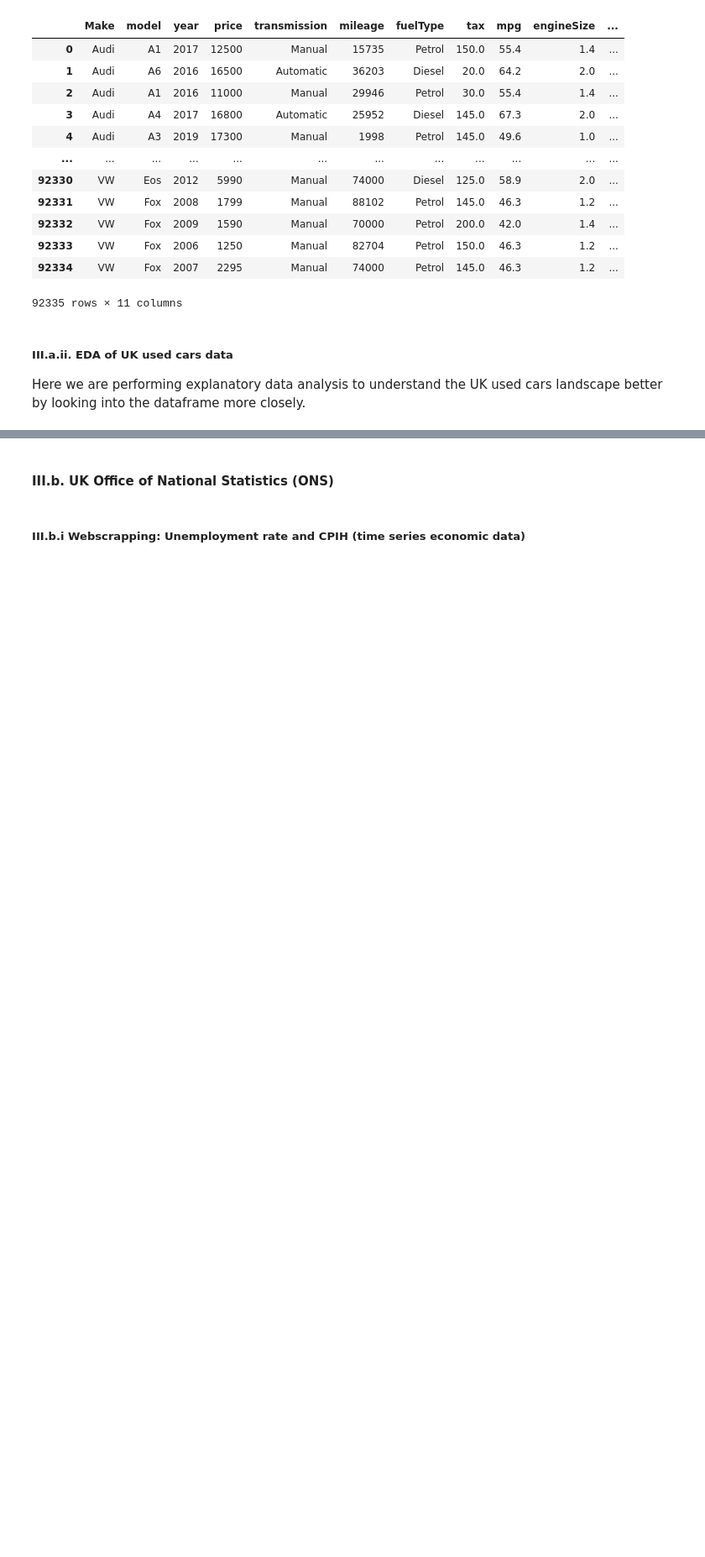
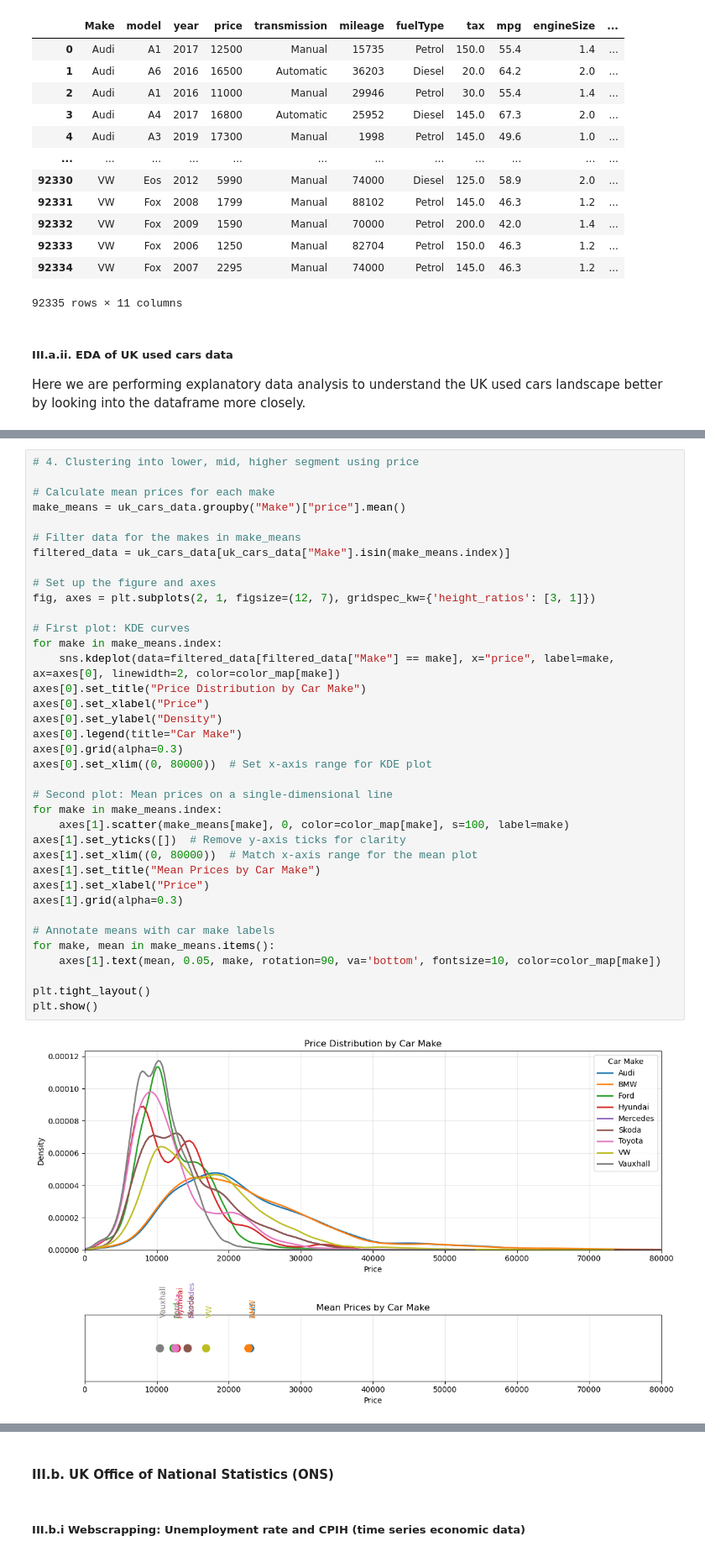
Before and after one commit to pholmes116/UK-used-car-prices-public, a Jupyter notebook: UK_car_rental.ipynb, the cells around one changed output, grey strips where cells are left out. Shown at 84% size. Cells and saved outputs as stored; diff of their text form; blank space fills up the shorter version.

```diff
--- a/UK_car_rental.ipynb
+++ b/UK_car_rental.ipynb
@@ -239,0 +270,39 @@ Transmissions: ['Manual' 'Automatic' 'Semi-Auto' 'Other']
+# %%
+# 4. Clustering into lower, mid, higher segment using price
+
+# Calculate mean prices for each make
+make_means = uk_cars_data.groupby("Make")["price"].mean()
+
+# Filter data for the makes in make_means
+filtered_data = uk_cars_data[uk_cars_data["Make"].isin(make_means.index)]
+
+# Set up the figure and axes
+fig, axes = plt.subplots(2, 1, figsize=(12, 7), gridspec_kw={'height_ratios': [3, 1]})
+
+# First plot: KDE curves
+for make in make_means.index:
+    sns.kdeplot(data=filtered_data[filtered_data["Make"] == make], x="price", label=make, ax=axes[0], linewidth=2, color=color_map[make])
+axes[0].set_title("Price Distribution by Car Make")
+axes[0].set_xlabel("Price")
+axes[0].set_ylabel("Density")
+axes[0].legend(title="Car Make")
+axes[0].grid(alpha=0.3)
+axes[0].set_xlim((0, 80000))  # Set x-axis range for KDE plot
+
+# Second plot: Mean prices on a single-dimensional line
+for make in make_means.index:
+    axes[1].scatter(make_means[make], 0, color=color_map[make], s=100, label=make)
+axes[1].set_yticks([])  # Remove y-axis ticks for clarity
+axes[1].set_xlim((0, 80000))  # Match x-axis range for the mean plot
+axes[1].set_title("Mean Prices by Car Make")
+axes[1].set_xlabel("Price")
+axes[1].grid(alpha=0.3)
+
+# Annotate means with car make labels
+for make, mean in make_means.items():
+    axes[1].text(mean, 0.05, make, rotation=90, va='bottom', fontsize=10, color=color_map[make])
+
+plt.tight_layout()
+plt.show()
+# %% [output]
+[figure, added]
```
Also changed, not shown: parts of 10 cells of this notebook.
